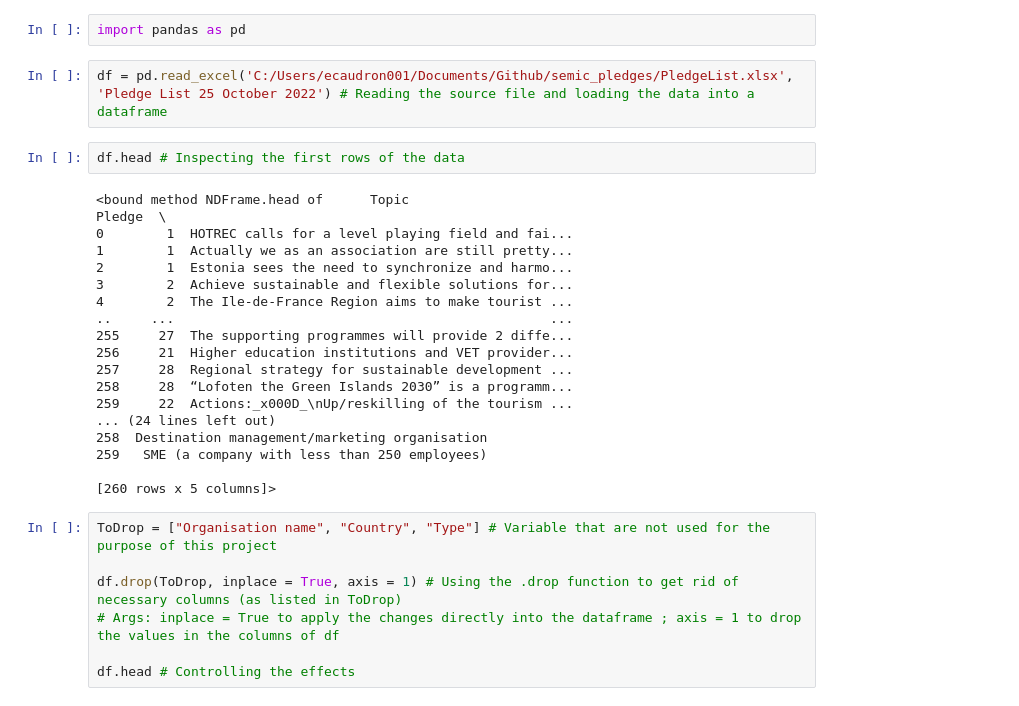
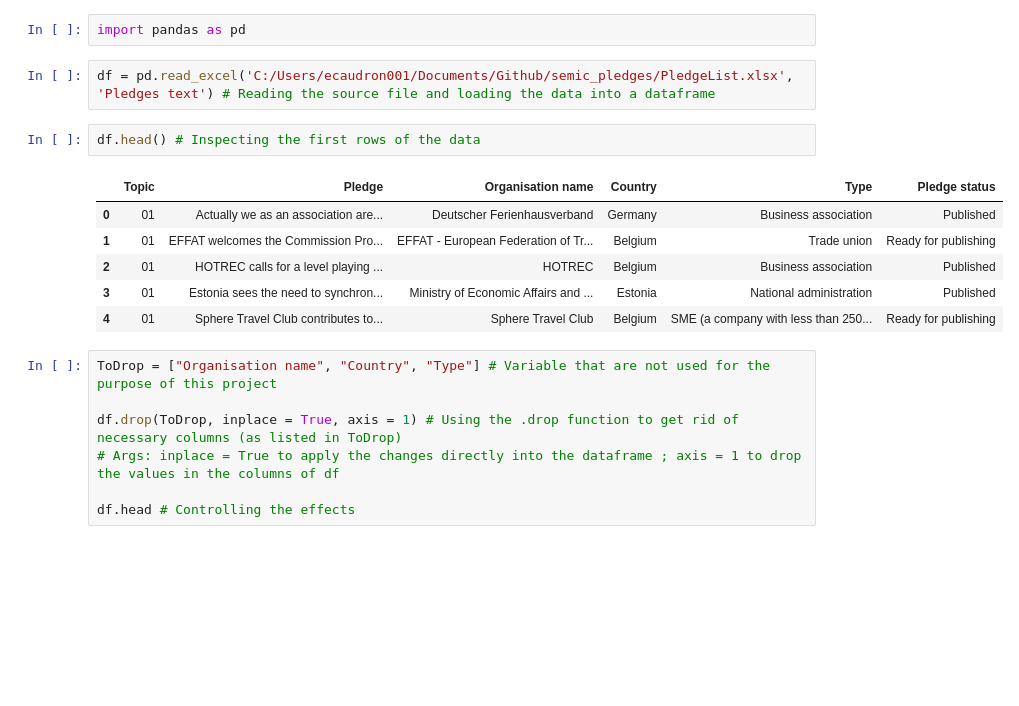
Before and after one commit to SEMICeu/semic_pledges, a Jupyter notebook: DataExploration/DataEploration.ipynb, the cells around one changed output. Saved outputs shown, nothing was run; the diff lists cells and outputs as text; blank space fills up the shorter version.

```diff
--- a/DataExploration/DataEploration.ipynb
+++ b/DataExploration/DataEploration.ipynb
@@ -1,27 +1,16 @@
 # %%
 import pandas as pd
 # %%
-df = pd.read_excel('C:/Users/ecaudron001/Documents/Github/semic_pledges/PledgeList.xlsx', 'Pledge List 25 October 2022') # Reading the source file and loading the data into a dataframe
+df = pd.read_excel('C:/Users/ecaudron001/Documents/Github/semic_pledges/PledgeList.xlsx', 'Pledges text') # Reading the source file and loading the data into a dataframe
 # %%
-df.head # Inspecting the first rows of the data
+df.head() # Inspecting the first rows of the data
 # %% [output]
-<bound method NDFrame.head of      Topic                                             Pledge  \
-0        1  HOTREC calls for a level playing field and fai...
-1        1  Actually we as an association are still pretty...
-2        1  Estonia sees the need to synchronize and harmo...
-3        2  Achieve sustainable and flexible solutions for...
-4        2  The Ile-de-France Region aims to make tourist ...
-..     ...                                                ...
-255     27  The supporting programmes will provide 2 diffe...
-256     21  Higher education institutions and VET provider...
-257     28  Regional strategy for sustainable development ...
-258     28  “Lofoten the Green Islands 2030” is a programm...
-259     22  Actions:_x000D_\nUp/reskilling of the tourism ...
-... (24 lines left out)
-258  Destination management/marketing organisation
-259   SME (a company with less than 250 employees)
-
-[260 rows x 5 columns]>
+|  | Topic | Pledge | Organisation name | Country | Type | Pledge status |
+| 0 | 01 | Actually we as an association are... | Deutscher Ferienhausverband | Germany | Business association | Published |
+| 1 | 01 | EFFAT welcomes the Commission Pro... | EFFAT - European Federation of Tr... | Belgium | Trade union | Ready for publishing |
+| 2 | 01 | HOTREC calls for a level playing ... | HOTREC | Belgium | Business association | Published |
+| 3 | 01 | Estonia sees the need to synchron... | Ministry of Economic Affairs and ... | Estonia | National administration | Published |
+| 4 | 01 | Sphere Travel Club contributes to... | Sphere Travel Club | Belgium | SME (a company with less than 250... | Ready for publishing |
 # %%
 ToDrop = ["Organisation name", "Country", "Type"] # Variable that are not used for the purpose of this project
 
```
